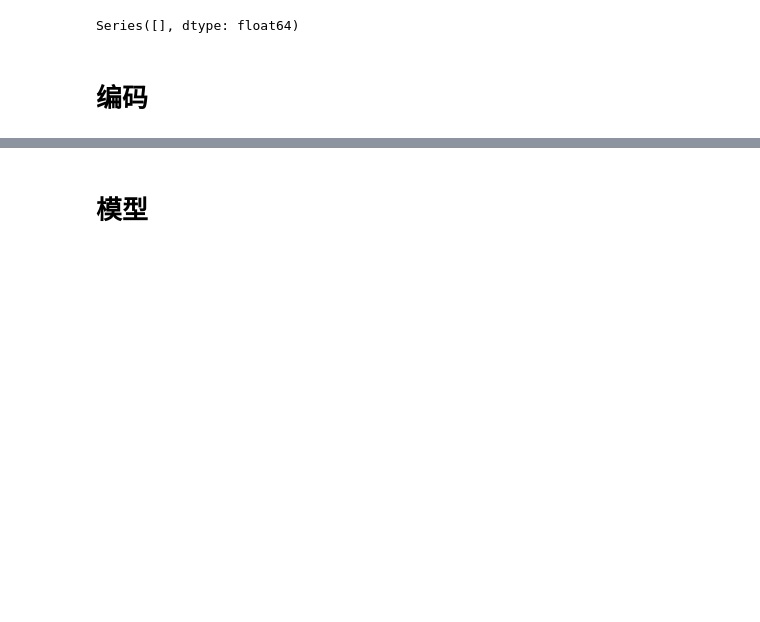
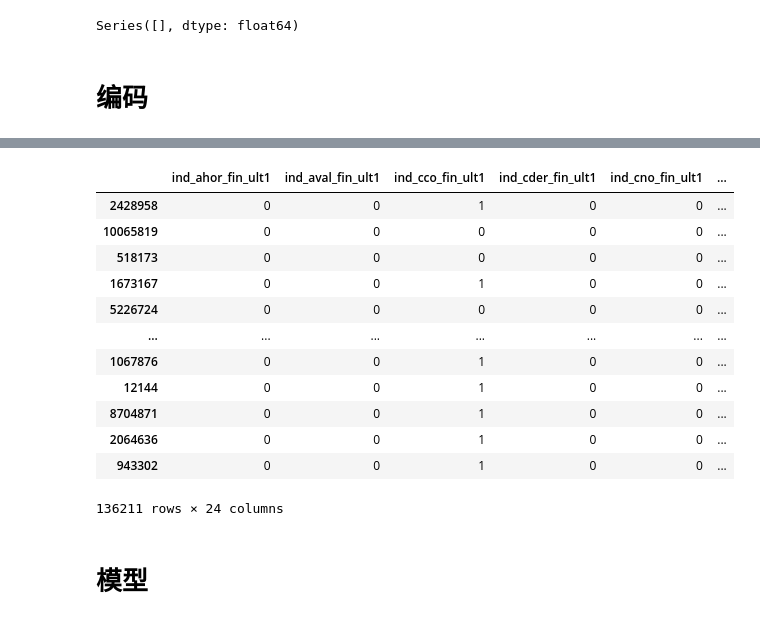
Before and after one commit to YIKAILucas/9417-ML, a Jupyter notebook: 2023_new/pre_process.ipynb, the cells around one changed output, grey strips where cells are left out. Cells and saved outputs as stored; diff of their text form; code cells hidden in the pictures; blank space fills up the shorter version.

```diff
--- a/2023_new/pre_process.ipynb
+++ b/2023_new/pre_process.ipynb
@@ -840,3 +840,20 @@ target
+# %%
+y = df.loc[:, y_name_list]
+y
+# %% [output]
+|  | ind_ahor_fin_ult1 | ind_aval_fin_ult1 | ind_cco_fin_ult1 | ind_cder_fin_ult1 | ind_cno_fin_ult1 | ... |
+| 2428958 | 0 | 0 | 1 | 0 | 0 | ... |
+| 10065819 | 0 | 0 | 0 | 0 | 0 | ... |
+| 518173 | 0 | 0 | 0 | 0 | 0 | ... |
+| 1673167 | 0 | 0 | 1 | 0 | 0 | ... |
+| 5226724 | 0 | 0 | 0 | 0 | 0 | ... |
+| ... | ... | ... | ... | ... | ... | ... |
+| 1067876 | 0 | 0 | 1 | 0 | 0 | ... |
+| 12144 | 0 | 0 | 1 | 0 | 0 | ... |
+| 8704871 | 0 | 0 | 1 | 0 | 0 | ... |
+| 2064636 | 0 | 0 | 1 | 0 | 0 | ... |
+| 943302 | 0 | 0 | 1 | 0 | 0 | ... |
+136211 rows × 24 columns
 # %% [markdown]
 # 模型
 # %%
```
Also changed, not shown: parts of 84 cells of this notebook.
